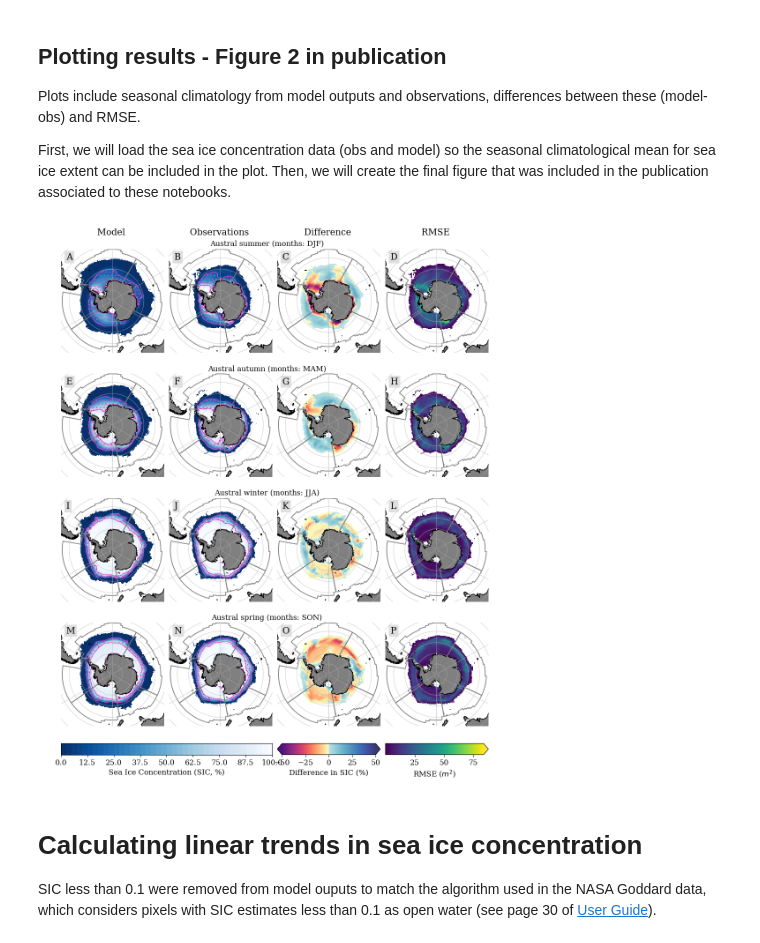
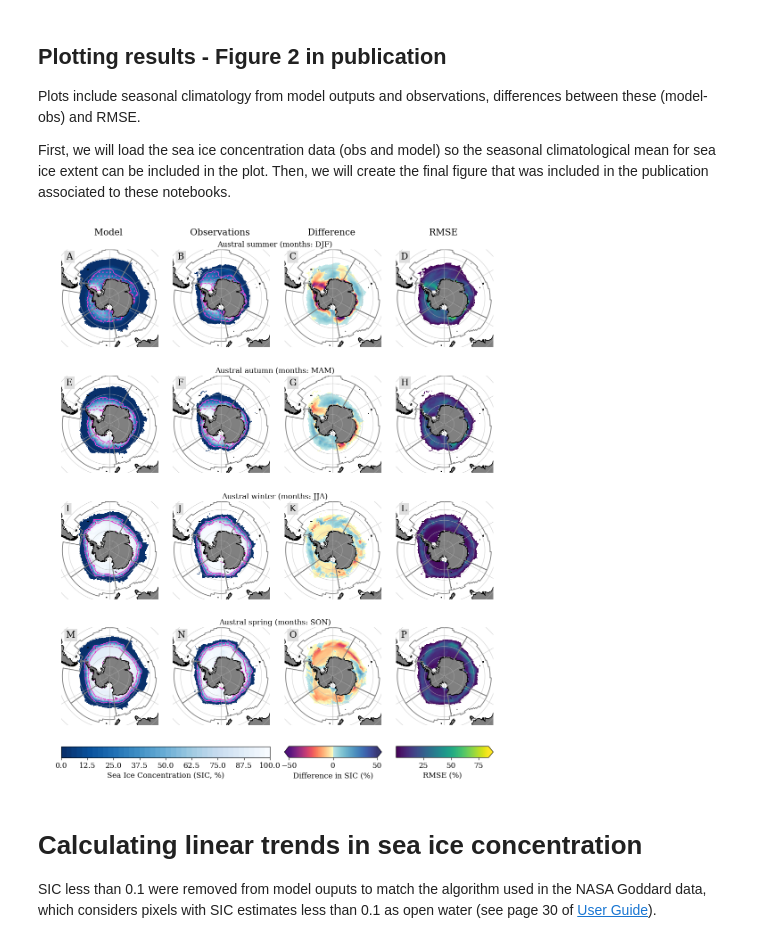
Before and after one commit to lidefi87/ACCESS-OM2-01_EcologicallyRelevantVariables, a Jupyter notebook: Scripts/SeaIceConcentration_Extent.ipynb, the cells around one changed output. Saved outputs shown, nothing was run; the diff lists cells and outputs as text; code cells hidden in the pictures.

```diff
--- a/Scripts/SeaIceConcentration_Extent.ipynb
+++ b/Scripts/SeaIceConcentration_Extent.ipynb
@@ -395,7 +395,7 @@ gs = gridspec.GridSpec(nrows = len(seasonName)+1,
                        ncols = len(data),
                        height_ratios = (1, 1, 1, 1, 0.1))
 #Change the width between each plot
-gs.update(wspace = 0.05, hspace = 0.15)
+gs.update(wspace = 0.15, hspace = 0.15)
 
 ax = {}
 
@@ -480,37 +480,37 @@ for i, coord in enumerate(counter):
 
 ax_col = fig.add_subplot(gs[-1, 0:2])
 cb = plt.colorbar(p1, cax = ax_col, orientation = 'horizontal',
-                  shrink = 0.5,
+                  shrink = 0.4,
                   label = 'Sea Ice Concentration (SIC, %)')
 
 ax_dif = fig.add_subplot(gs[-1, 2])
 cb_dif = plt.colorbar(p2, cax = ax_dif, orientation = 'horizontal',
-                  extend = 'both', shrink = 0.5,
+                  extend = 'both', shrink = 0.4,
                   label = 'Difference in SIC (%)')
 
 ax_rmse = fig.add_subplot(gs[-1, 3])
 cb_rmse = plt.colorbar(p3, cax = ax_rmse, orientation = 'horizontal',
-                  extend = 'max', shrink = 0.5, label = 'RMSE (' + varDict['unit'] + ')')
+                  extend = 'max', shrink = 0.5, label = 'RMSE (%)')
 
 
 #Labelling plots
 #Getting the alphabet in upper case
 labels = string.ascii_uppercase[0:16]
 #Apply labels only to plots, not colorbars
 for a in ax:
     if a < 16:
         ax[a].text(0.05, .9, labels[a], transform = ax[a].transAxes,
                    fontsize = 'large',
                    bbox = dict(facecolor = '#dedede', edgecolor = 'none',
                                pad = 3.0))
 
 #Name with which figure will be saved
 fn = 'SeasonalClim_Comp_Mod-Obs_NoTitle_SIC_1979-2018.png'
 
 plt.savefig(os.path.join(folder_out, fn), dpi = 300,
             bbox_inches = 'tight', pad_inches = 0.05)
 # %% [output]
-[figure, old version]
+[figure, new version]
 # %% [markdown]
 # Calculating linear trends in sea ice concentration
 SIC less than 0.1 were removed from model ouputs to match the algorithm used in the NASA Goddard data, which considers pixels with SIC estimates less than 0.1 as open water (see page 30 of [User Guide](https://nsidc.org/data/g02202/versions/3)).
```
